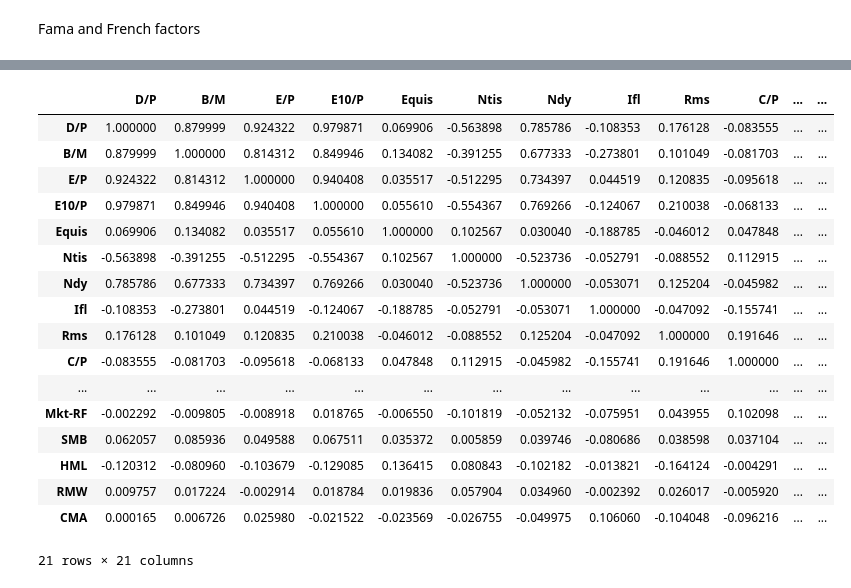
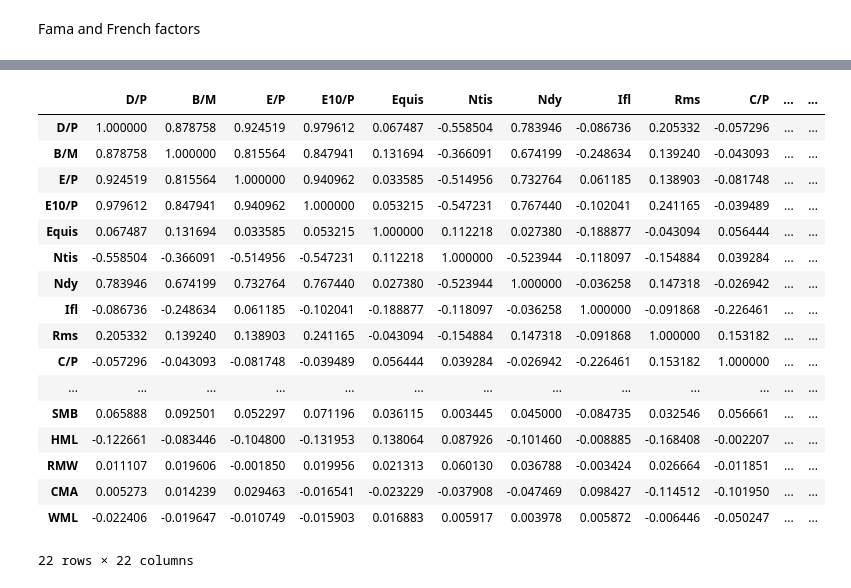
Before and after one commit to jessekeranen/seminar, a Jupyter notebook: jupyter.ipynb, the cells around one changed output, grey strips where cells are left out. Cells and saved outputs as stored; diff of their text form; code cells hidden in the pictures.

```diff
--- a/jupyter.ipynb
+++ b/jupyter.ipynb
@@ -418,5 +418,13 @@ famafrench["Date"] = pd.to_datetime(famafrench["Date"], format="%Y%m")
 famafrench['Date'] = famafrench['Date'].dt.strftime('%Y-%m')
 famafrench.set_index('Date', inplace=True)
 famafrench = famafrench.loc[:].div(100)
+famafrench = famafrench.drop(columns={"RF"})
+
+mom = pd.read_csv("data/Japan_MOM_Factor.csv")
+mom['Date'] = pd.to_datetime(mom["Date"], format="%Y%m")
+mom['Date'] = mom['Date'].dt.strftime('%Y-%m')
+mom.set_index('Date', inplace=True)
+mom = mom.loc[:].div(100)
+
 famafrench
 # %% [output]
@@ -451,6 +459,7 @@ finalmonthlyOnlyIV = finalmonthlyOnlyIV.merge(unemploymentRate, on="Date")
 finalmonthlyOnlyIV = finalmonthlyOnlyIV.merge(stockVariance, on="Date")
 finalmonthlyOnlyIV = finalmonthlyOnlyIV.merge(volatilityIndex, on="Date")
 finalmonthlyOnlyIV = finalmonthlyOnlyIV.merge(famafrench, on="Date")
+finalmonthlyOnlyIV = finalmonthlyOnlyIV.merge(mom, on="Date")
 # %%
 finalmonthlyOnlyIV
 # %% [output]
@@ -502,33 +516,33 @@ plt.plot(finalIndexMonthly.index, finalIndexMonthly["Ifl"])
 # %%
-test = finalIndexMonthly.iloc[:, :-6]
+test = finalIndexMonthly.iloc[:, :-5]
 features = list(test.columns)
 features.insert(0, "const")
 X = test.values.tolist()
 X = sm.add_constant(X)
 y = finalIndexMonthly["K1"].tolist()
 
 correlations = test.corr()
 
 correlations
 # %% [output]
 |  | D/P | B/M | E/P | E10/P | Equis | Ntis | Ndy | Ifl | Rms | C/P | ... | ... |
-| D/P | 1.000000 | 0.879999 | 0.924322 | 0.979871 | 0.069906 | -0.563898 | 0.785786 | -0.108353 | 0.176128 | -0.083555 | ... | ... |
-| B/M | 0.879999 | 1.000000 | 0.814312 | 0.849946 | 0.134082 | -0.391255 | 0.677333 | -0.273801 | 0.101049 | -0.081703 | ... | ... |
-| E/P | 0.924322 | 0.814312 | 1.000000 | 0.940408 | 0.035517 | -0.512295 | 0.734397 | 0.044519 | 0.120835 | -0.095618 | ... | ... |
-| E10/P | 0.979871 | 0.849946 | 0.940408 | 1.000000 | 0.055610 | -0.554367 | 0.769266 | -0.124067 | 0.210038 | -0.068133 | ... | ... |
-| Equis | 0.069906 | 0.134082 | 0.035517 | 0.055610 | 1.000000 | 0.102567 | 0.030040 | -0.188785 | -0.046012 | 0.047848 | ... | ... |
-| Ntis | -0.563898 | -0.391255 | -0.512295 | -0.554367 | 0.102567 | 1.000000 | -0.523736 | -0.052791 | -0.088552 | 0.112915 | ... | ... |
-| Ndy | 0.785786 | 0.677333 | 0.734397 | 0.769266 | 0.030040 | -0.523736 | 1.000000 | -0.053071 | 0.125204 | -0.045982 | ... | ... |
-| Ifl | -0.108353 | -0.273801 | 0.044519 | -0.124067 | -0.188785 | -0.052791 | -0.053071 | 1.000000 | -0.047092 | -0.155741 | ... | ... |
-| Rms | 0.176128 | 0.101049 | 0.120835 | 0.210038 | -0.046012 | -0.088552 | 0.125204 | -0.047092 | 1.000000 | 0.191646 | ... | ... |
-| C/P | -0.083555 | -0.081703 | -0.095618 | -0.068133 | 0.047848 | 0.112915 | -0.045982 | -0.155741 | 0.191646 | 1.000000 | ... | ... |
+| D/P | 1.000000 | 0.878758 | 0.924519 | 0.979612 | 0.067487 | -0.558504 | 0.783946 | -0.086736 | 0.205332 | -0.057296 | ... | ... |
+| B/M | 0.878758 | 1.000000 | 0.815564 | 0.847941 | 0.131694 | -0.366091 | 0.674199 | -0.248634 | 0.139240 | -0.043093 | ... | ... |
+| E/P | 0.924519 | 0.815564 | 1.000000 | 0.940962 | 0.033585 | -0.514956 | 0.732764 | 0.061185 | 0.138903 | -0.081748 | ... | ... |
+| E10/P | 0.979612 | 0.847941 | 0.940962 | 1.000000 | 0.053215 | -0.547231 | 0.767440 | -0.102041 | 0.241165 | -0.039489 | ... | ... |
+| Equis | 0.067487 | 0.131694 | 0.033585 | 0.053215 | 1.000000 | 0.112218 | 0.027380 | -0.188877 | -0.043094 | 0.056444 | ... | ... |
+| Ntis | -0.558504 | -0.366091 | -0.514956 | -0.547231 | 0.112218 | 1.000000 | -0.523944 | -0.118097 | -0.154884 | 0.039284 | ... | ... |
+| Ndy | 0.783946 | 0.674199 | 0.732764 | 0.767440 | 0.027380 | -0.523944 | 1.000000 | -0.036258 | 0.147318 | -0.026942 | ... | ... |
+| Ifl | -0.086736 | -0.248634 | 0.061185 | -0.102041 | -0.188877 | -0.118097 | -0.036258 | 1.000000 | -0.091868 | -0.226461 | ... | ... |
+| Rms | 0.205332 | 0.139240 | 0.138903 | 0.241165 | -0.043094 | -0.154884 | 0.147318 | -0.091868 | 1.000000 | 0.153182 | ... | ... |
+| C/P | -0.057296 | -0.043093 | -0.081748 | -0.039489 | 0.056444 | 0.039284 | -0.026942 | -0.226461 | 0.153182 | 1.000000 | ... | ... |
 | ... | ... | ... | ... | ... | ... | ... | ... | ... | ... | ... | ... | ... |
-| Mkt-RF | -0.002292 | -0.009805 | -0.008918 | 0.018765 | -0.006550 | -0.101819 | -0.052132 | -0.075951 | 0.043955 | 0.102098 | ... | ... |
-| SMB | 0.062057 | 0.085936 | 0.049588 | 0.067511 | 0.035372 | 0.005859 | 0.039746 | -0.080686 | 0.038598 | 0.037104 | ... | ... |
-| HML | -0.120312 | -0.080960 | -0.103679 | -0.129085 | 0.136415 | 0.080843 | -0.102182 | -0.013821 | -0.164124 | -0.004291 | ... | ... |
-| RMW | 0.009757 | 0.017224 | -0.002914 | 0.018784 | 0.019836 | 0.057904 | 0.034960 | -0.002392 | 0.026017 | -0.005920 | ... | ... |
-| CMA | 0.000165 | 0.006726 | 0.025980 | -0.021522 | -0.023569 | -0.026755 | -0.049975 | 0.106060 | -0.104048 | -0.096216 | ... | ... |
+| SMB | 0.065888 | 0.092501 | 0.052297 | 0.071196 | 0.036115 | 0.003445 | 0.045000 | -0.084735 | 0.032546 | 0.056661 | ... | ... |
+| HML | -0.122661 | -0.083446 | -0.104800 | -0.131953 | 0.138064 | 0.087926 | -0.101460 | -0.008885 | -0.168408 | -0.002207 | ... | ... |
+| RMW | 0.011107 | 0.019606 | -0.001850 | 0.019956 | 0.021313 | 0.060130 | 0.036788 | -0.003424 | 0.026664 | -0.011851 | ... | ... |
+| CMA | 0.005273 | 0.014239 | 0.029463 | -0.016541 | -0.023229 | -0.037908 | -0.047469 | 0.098427 | -0.114512 | -0.101950 | ... | ... |
+| WML | -0.022406 | -0.019647 | -0.010749 | -0.015903 | 0.016883 | 0.005917 | 0.003978 | 0.005872 | -0.006446 | -0.050247 | ... | ... |
-21 rows × 21 columns
+22 rows × 22 columns
 # %%
 ols = sm.OLS(y, X).fit()
 
```
Also changed, not shown: parts of 12 cells of this notebook, 2 other files.
